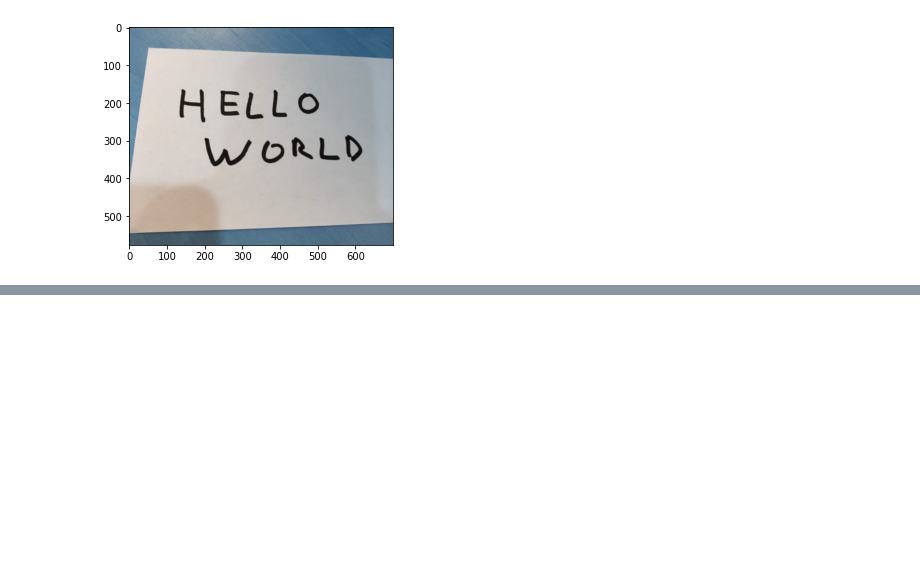
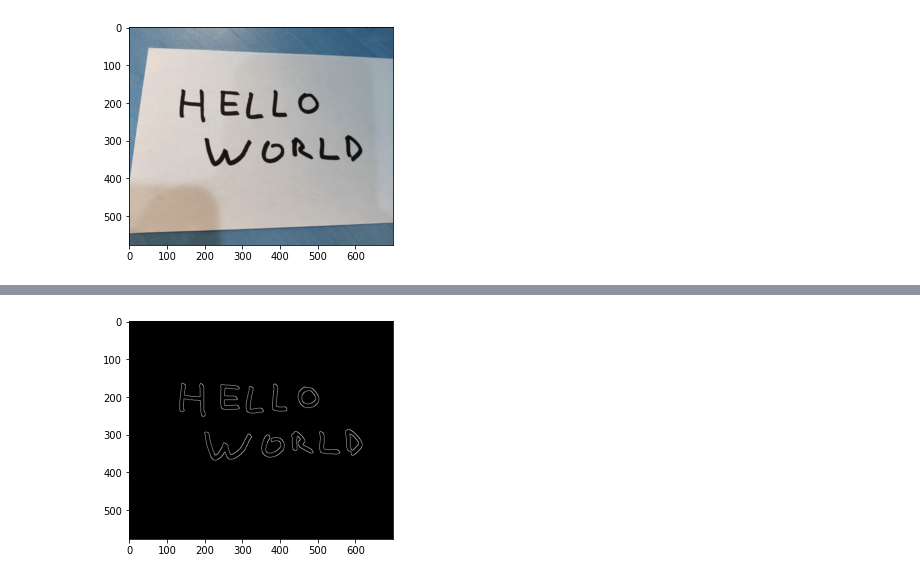
Before and after one commit to PN-picsell/ia_cloud, a Jupyter notebook: FRANTZ_Corentin/tp3_wordDetection/main..ipynb, the cells around one changed output, grey strips where cells are left out. Drawn from its saved outputs; the diff is of its cells as text; code cells hidden in the pictures; blank space fills up the shorter version.

```diff
--- a/FRANTZ_Corentin/tp3_wordDetection/main..ipynb
+++ b/FRANTZ_Corentin/tp3_wordDetection/main..ipynb
@@ -84,3 +83,13 @@ plt.show()
+# %%
+# cv.Canny permet d'appliquer des filtres sur l'image
+edges = cv.Canny(imgray, 400, 255)
+
+# findContour récupère les positions des coutours et les insère dans un tableau
+contours, hierarchy = cv.findContours(edges, cv.RETR_LIST, cv.CHAIN_APPROX_SIMPLE)
+plt.imshow(edges,cmap='gray')
+plt.show()
+# %% [output]
+[figure, added]
 # %%
 img = cv.drawContours(input_image, contours, -1, (0, 255,75), 2)
 plt.imshow(img)
```
Also changed, not shown: parts of 6 cells of this notebook, 1 other file.
